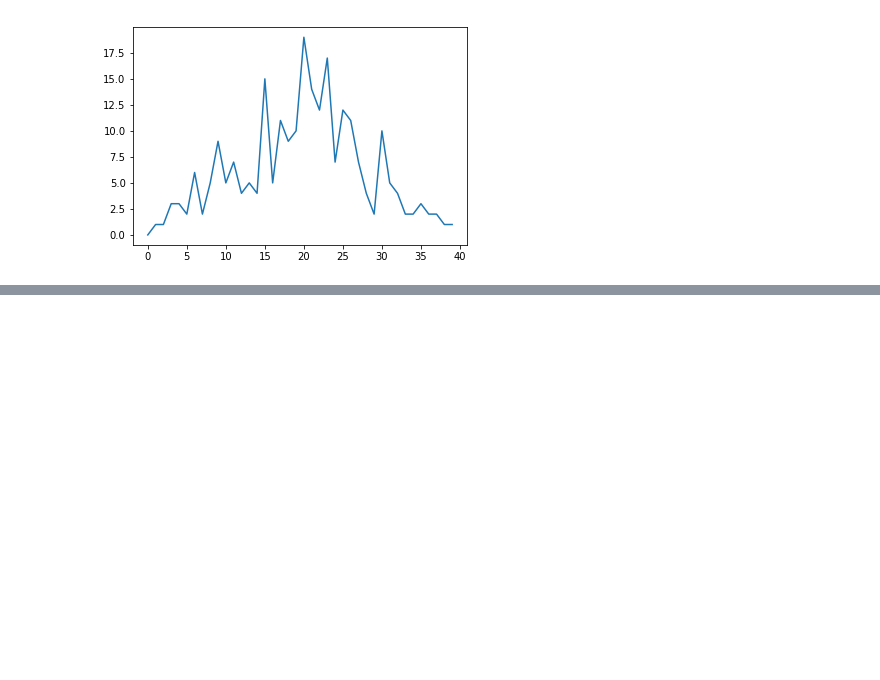
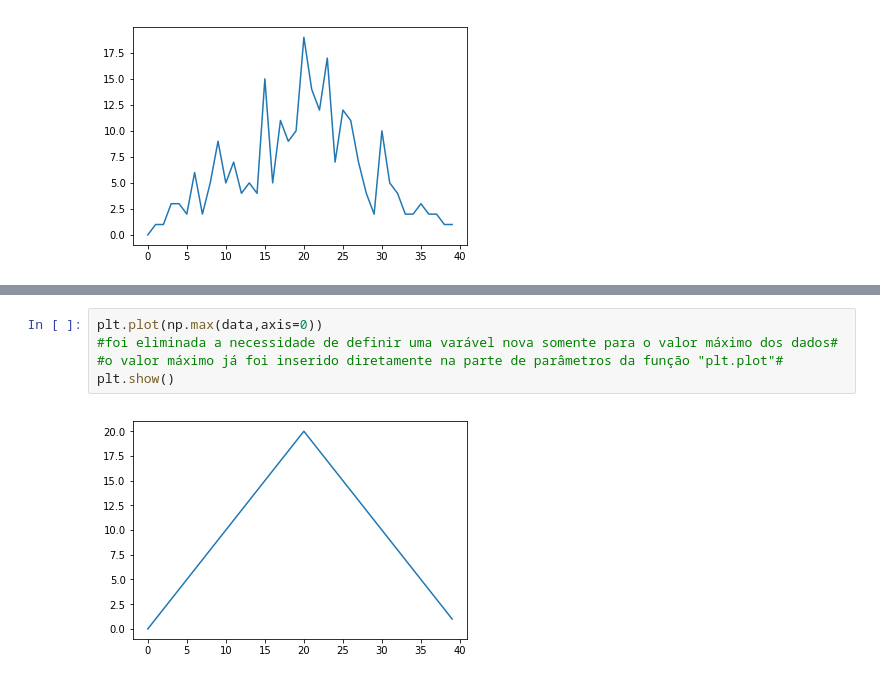
Before and after one commit to HUGOROCHABRAZIL/Python_classes, a Jupyter notebook: code/Untitled.ipynb, the cells around one changed output, grey strips where cells are left out. Saved outputs shown, nothing was run; the diff lists cells and outputs as text; blank space fills up the shorter version.

```diff
--- a/code/Untitled.ipynb
+++ b/code/Untitled.ipynb
@@ -208,0 +225,7 @@ plt.show()
+# %%
+plt.plot(np.max(data,axis=0))
+#foi eliminada a necessidade de definir uma varável nova somente para o valor máximo dos dados#
+#o valor máximo já foi inserido diretamente na parte de parâmetros da função "plt.plot"#
+plt.show()
+# %% [output]
+[figure, added]
```
Also changed, not shown: parts of 17 cells of this notebook.
